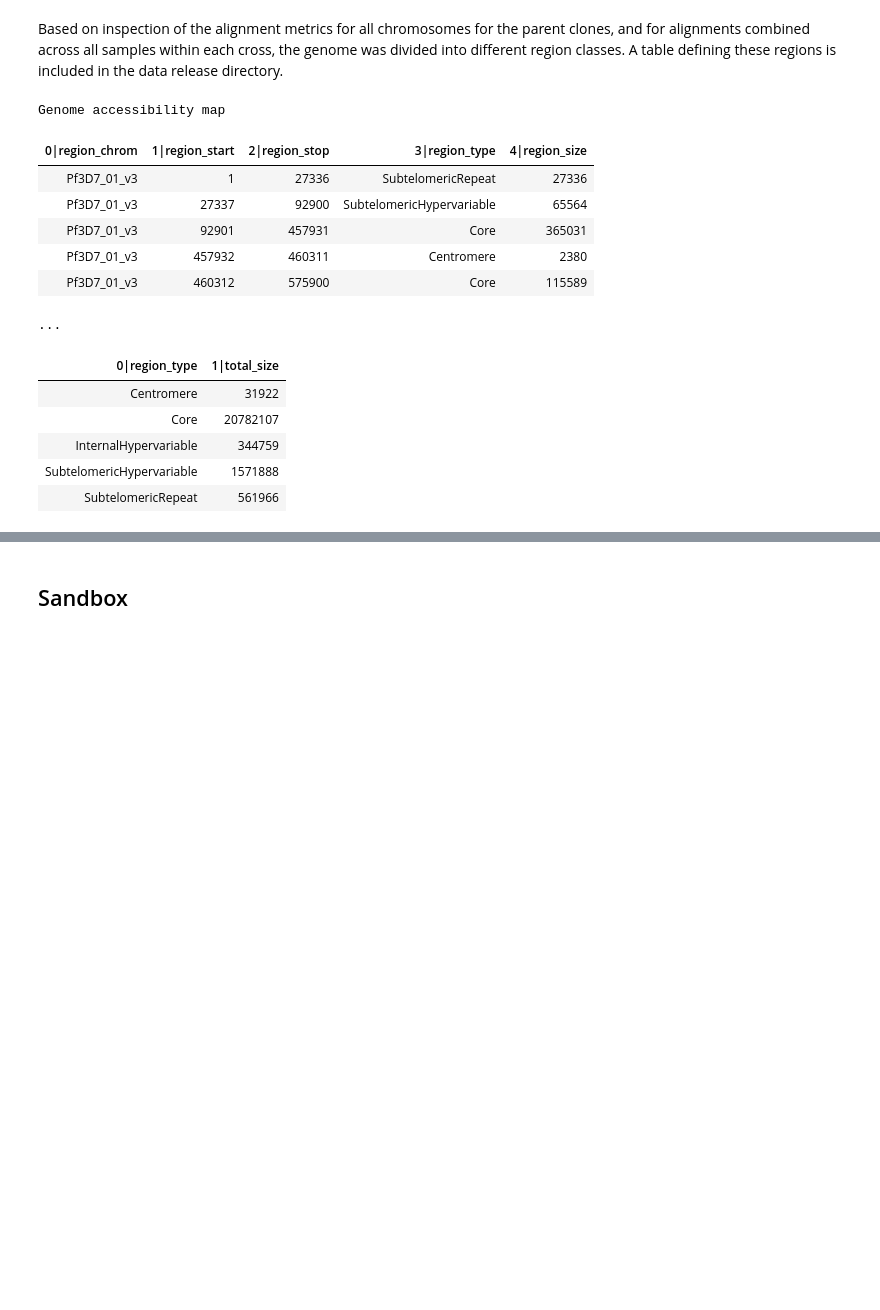
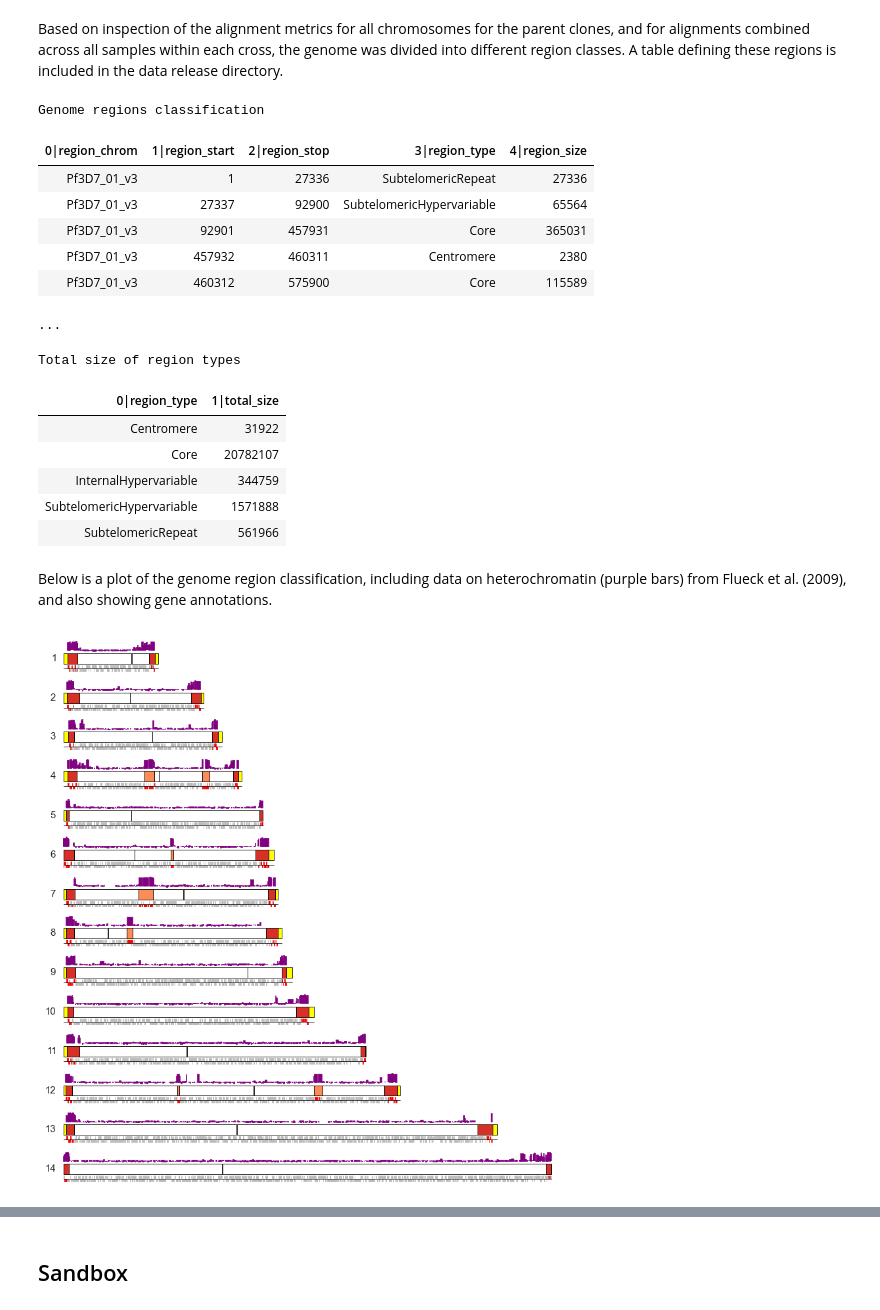
Before and after one commit to wtchg-kwiatkowski/pfx-paper-2015, a Jupyter notebook: supplementary/notebooks/genome_accessibility.ipynb, the cells around one changed output, grey strips where cells are left out. Drawn from its saved outputs; the diff is of its cells as text; code cells hidden in the pictures; blank space fills up the shorter version.

```diff
--- a/supplementary/notebooks/genome_accessibility.ipynb
+++ b/supplementary/notebooks/genome_accessibility.ipynb
@@ -13,9 +13,9 @@ from __future__ import division
 # %% [markdown]
 Based on inspection of the alignment metrics for all chromosomes for the parent clones, and for alignments combined across all samples within each cross, the genome was divided into different region classes. A table defining these regions is included in the data release directory.
 # %%
-tbl_regions_1b.display(5, caption='Genome accessibility map')
+tbl_regions_1b.display(5, caption='Genome regions classification')
 # %% [output]
-Genome accessibility map
+Genome regions classification
 | 0|region_chrom | 1|region_start | 2|region_stop | 3|region_type | 4|region_size |
 | Pf3D7_01_v3 | 1 | 27336 | SubtelomericRepeat | 27336 |
 | Pf3D7_01_v3 | 27337 | 92900 | SubtelomericHypervariable | 65564 |
@@ -24,11 +24,47 @@ Genome accessibility map
 | Pf3D7_01_v3 | 460312 | 575900 | Core | 115589 |
 ...
 # %%
-tbl_regions_1b.aggregate('region_type', sum, 'region_size').rename('value', 'total_size')
+tbl_regions_total_size = (
+    tbl_regions_1b
+    .aggregate('region_type', sum, 'region_size')
+    .rename('value', 'total_size')
+)
+lkp_regions_total_size = tbl_regions_total_size.lookupone('region_type', 'total_size')
+tbl_regions_total_size.displayall(caption='Total size of region types')
 # %% [output]
+Total size of region types
 | 0|region_type | 1|total_size |
 | Centromere | 31922 |
 | Core | 20782107 |
 | InternalHypervariable | 344759 |
 | SubtelomericHypervariable | 1571888 |
 | SubtelomericRepeat | 561966 |
+# %% [markdown]
+Below is a plot of the genome region classification, including data on heterochromatin (purple bars) from Flueck et al. (2009), and also showing gene annotations.
+# %%
+max_chr_size = max(len(fasta[chrom]) for chrom in CHROMOSOMES)
+
+fig = plt.figure(figsize=(8, 9))
+
+gs = mpl.gridspec.GridSpec(4*14, 1, height_ratios=[1, 1, .5, .5]*14)
+gs.update(hspace=0)
+
+for i, chrom in enumerate(CHROMOSOMES):
+
+    ax = fig.add_subplot(gs[i*4+0])
+    plot_hp1(ax, chrom)
+    ax.set_xlim(-5000, max_chr_size)
+
+    ax = fig.add_subplot(gs[i*4+1])
+    plot_accessibility(ax, chrom, linewidth=.5)
+    ax.set_xlim(-5000, max_chr_size)
+    chrnum = int(chrom[6:8])
+    ax.text(-.015, .5, chrnum, horizontalalignment='right', verticalalignment='center', transform=ax.transAxes)
+
+    ax = fig.add_subplot(gs[i*4+2])
+    plot_genes(ax, chrom, hypervariable_color='red', normal_color='#bbbbbb', width=.5, divider_linewidth=.5)
+    ax.spines['bottom'].set_visible(False)
+    ax.set_xlim(-5000, max_chr_size)
+    ax.set_xticks([])
+# %% [output]
+[figure, added]
```
Also changed, not shown: parts of 4 cells of this notebook, 1 other file.
